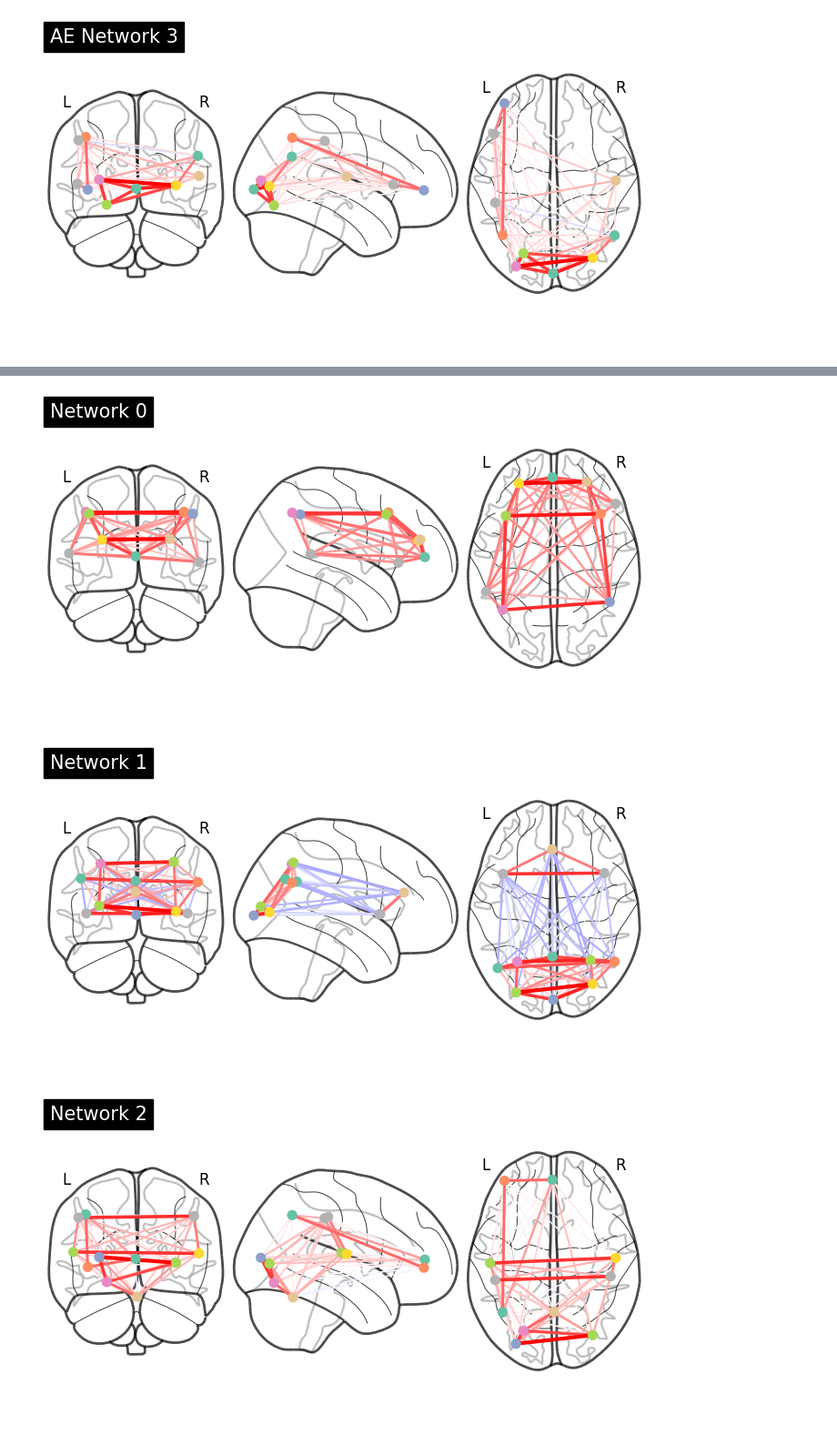
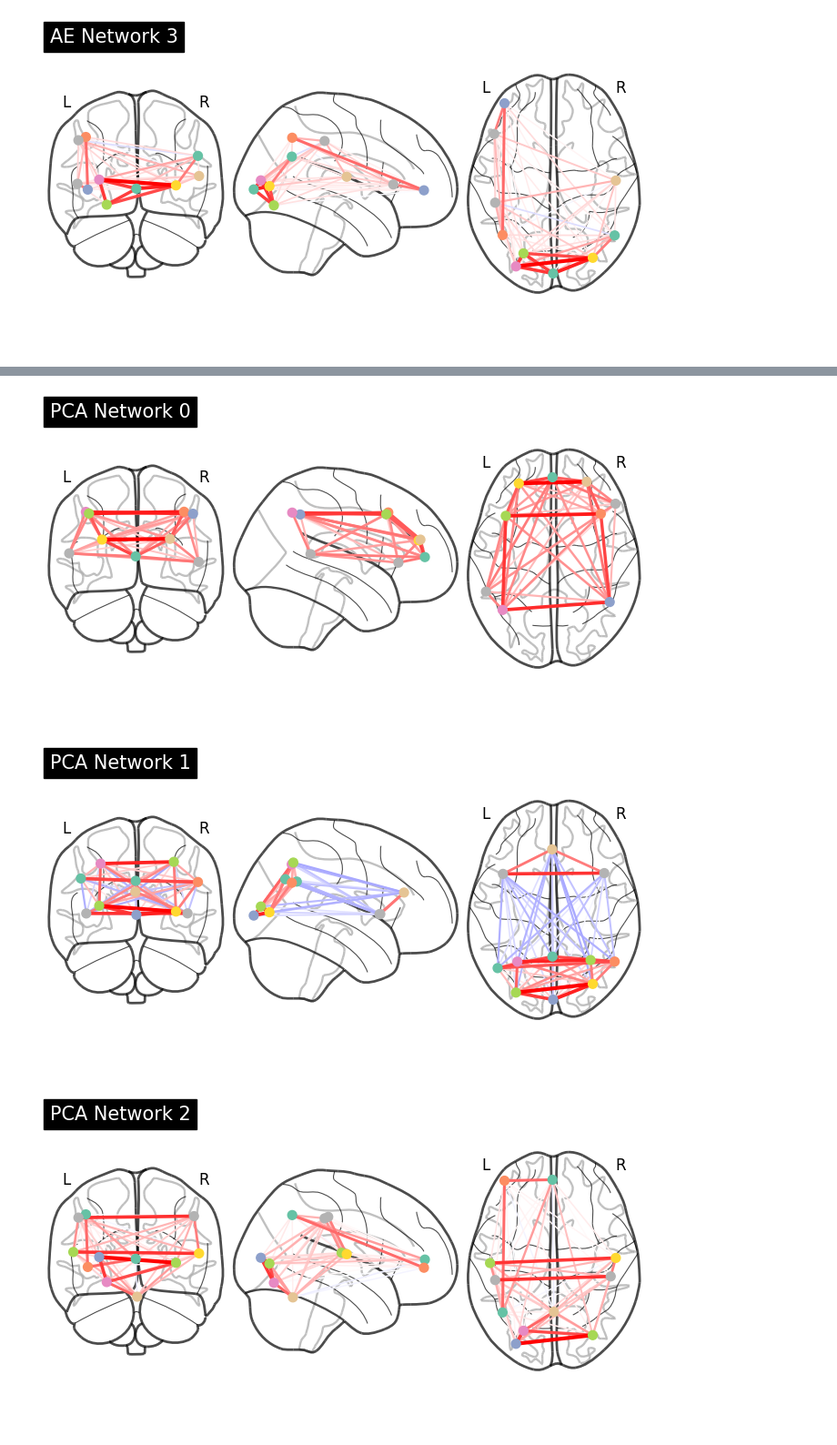
Before and after one commit to ntolley/metanets, a Jupyter notebook: notebooks/autoencoder_networks.ipynb, the cells around one changed output, grey strips where cells are left out. Shown at 91% size. Drawn from its saved outputs; the diff is of its cells as text; code cells hidden in the pictures.

Commit message:
add series of PCA/AE plots

```diff
--- a/notebooks/autoencoder_networks.ipynb
+++ b/notebooks/autoencoder_networks.ipynb
@@ -167,0 +168,4 @@ plotting.plot_connectome(ae_functional_networks[ae_net_idx], ae_coords_list[ae_n
+# %%
+for net_idx in range(8):
+    plotting.plot_connectome(ae_functional_networks[net_idx], ae_coords_list[net_idx], title=f'AE Network {net_idx}')
+# plotting.show()
@@ -168,9 +181,8 @@ plotting.plot_connectome(ae_functional_networks[ae_net_idx], ae_coords_list[ae_n
 # %%
-
 for net_idx in range(8):
-    plotting.plot_connectome(pca_functional_networks[net_idx], pca_coords_list[net_idx], title=f'Network {net_idx}')
+    plotting.plot_connectome(pca_functional_networks[net_idx], pca_coords_list[net_idx], title=f'PCA Network {net_idx}')
 # plotting.show()
 # %% [output]
-[figure, old version]
+[figure, new version]
-[figure, old version]
+[figure, new version]
-[figure, old version]
+[figure, new version]
```
Also changed, not shown: parts of 4 cells of this notebook, 1 other file.
